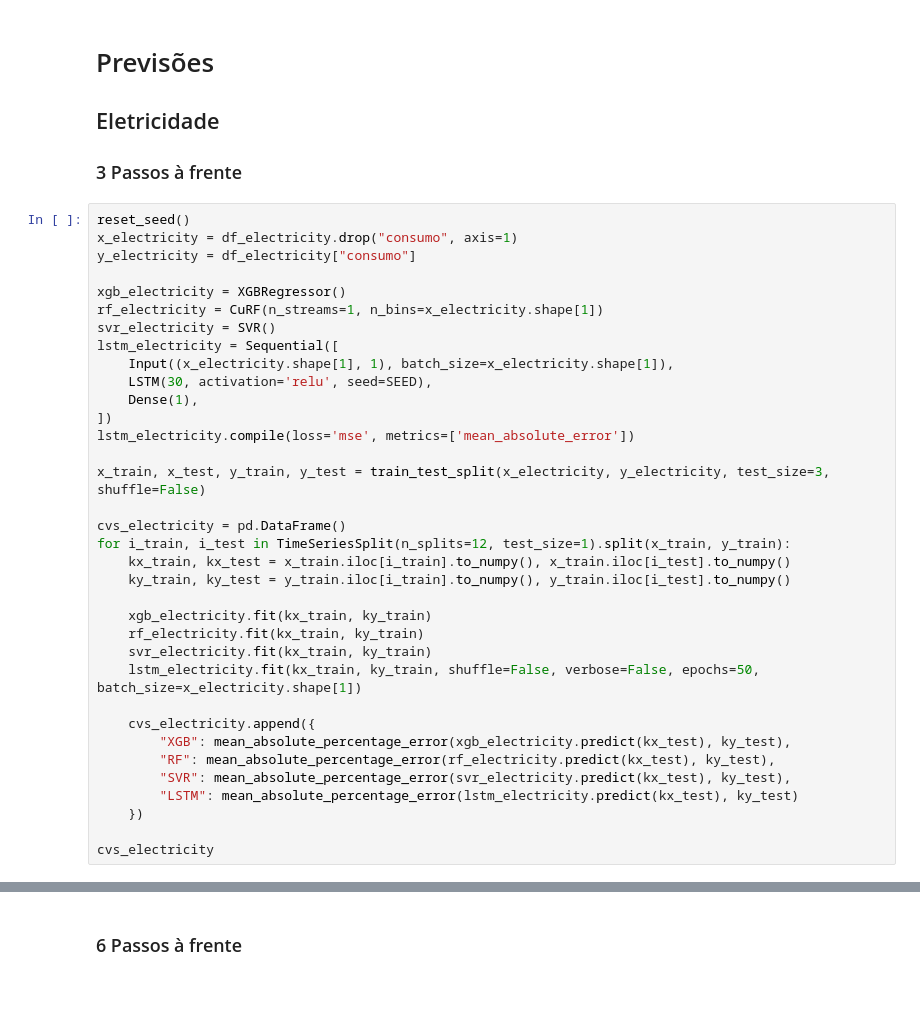
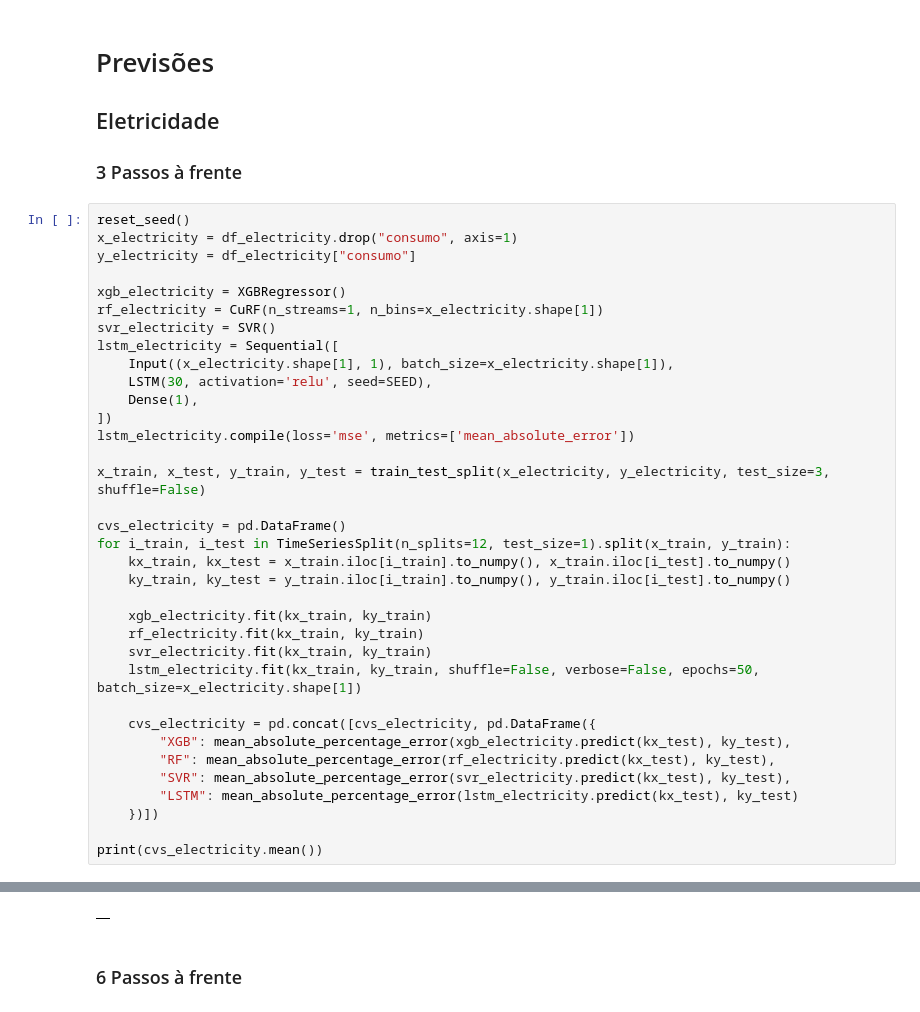
Before and after one commit to eduardoalba0/ifpr_electricity_ml, a Jupyter notebook: main.ipynb, the cells around one changed output, grey strips where cells are left out. Cells and saved outputs as stored; diff of their text form.

```diff
--- a/main.ipynb
+++ b/main.ipynb
@@ -320,11 +367,12 @@ for i_train, i_test in TimeSeriesSplit(n_splits=12, test_size=1).split(x_train,
     svr_electricity.fit(kx_train, ky_train)
     lstm_electricity.fit(kx_train, ky_train, shuffle=False, verbose=False, epochs=50, batch_size=x_electricity.shape[1])
 
-    cvs_electricity.append({
+    cvs_electricity = pd.concat([cvs_electricity, pd.DataFrame({
         "XGB": mean_absolute_percentage_error(xgb_electricity.predict(kx_test), ky_test),
         "RF": mean_absolute_percentage_error(rf_electricity.predict(kx_test), ky_test),
         "SVR": mean_absolute_percentage_error(svr_electricity.predict(kx_test), ky_test),
         "LSTM": mean_absolute_percentage_error(lstm_electricity.predict(kx_test), ky_test)
-    })
+    })])
 
-cvs_electricity
+print(cvs_electricity.mean())
+# %% [output]
@@ -331,2 +391,3 @@ cvs_electricity
+|  |
 # %% [markdown]
 ### 6 Passos à frente
```
Also changed, not shown: parts of 14 cells of this notebook.
